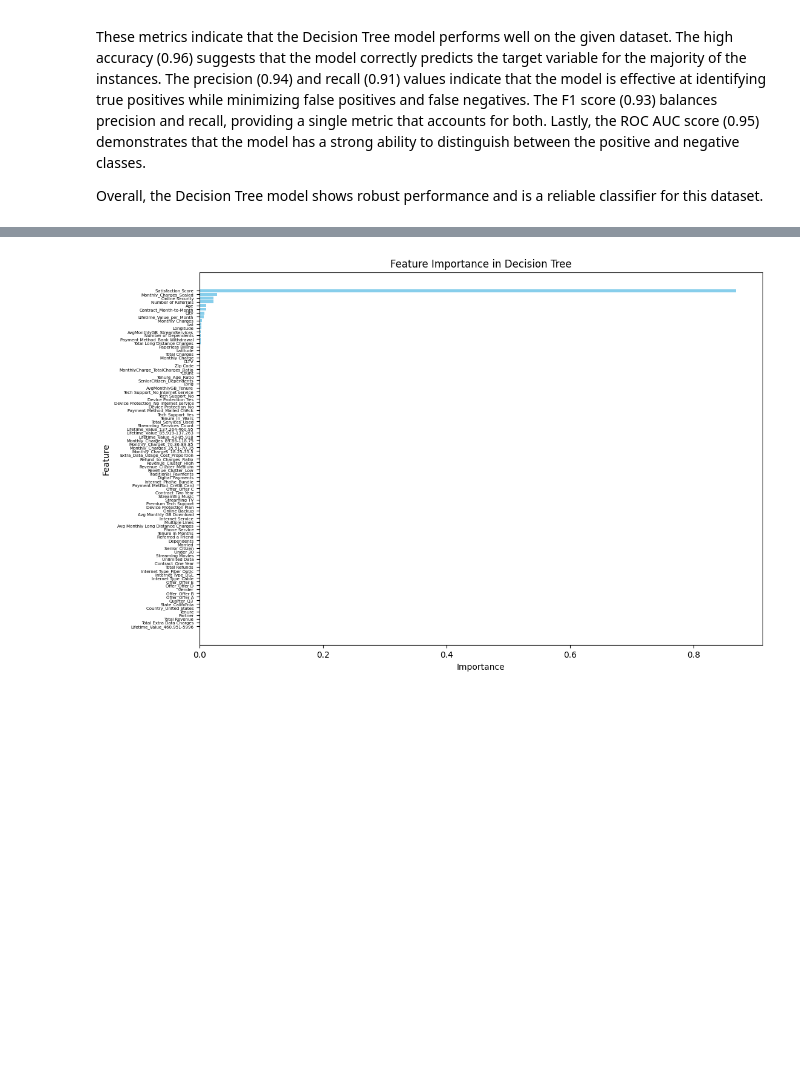
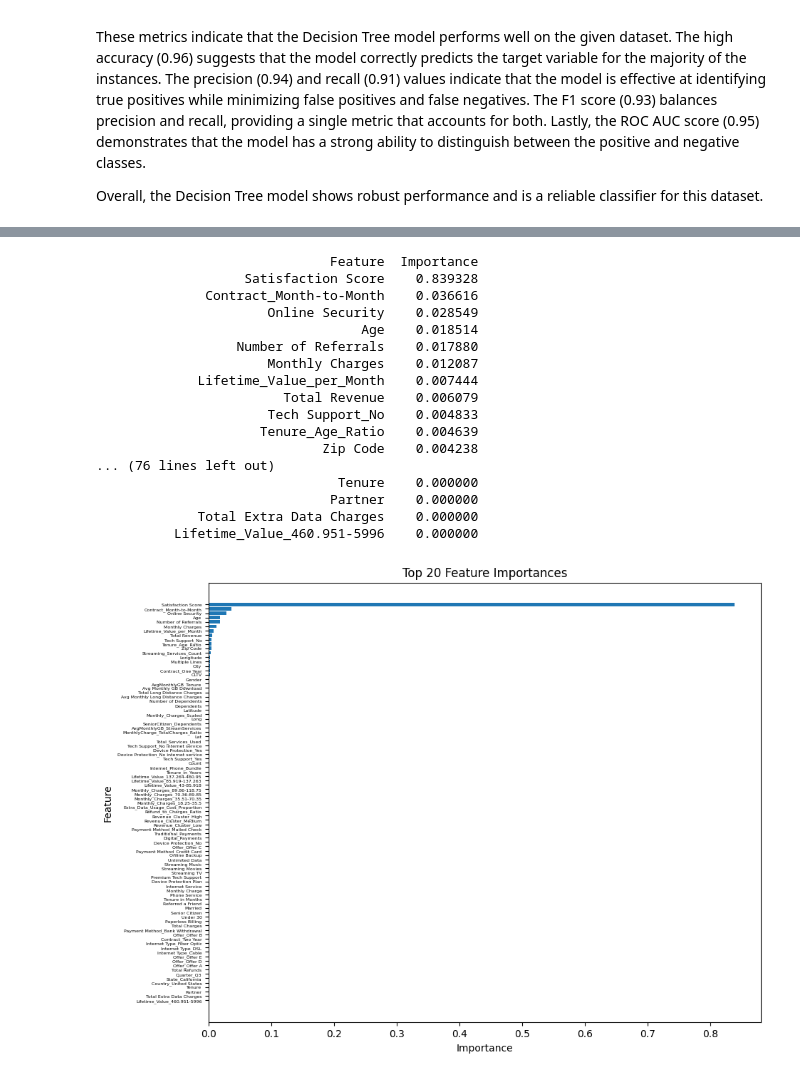
Before and after one commit to eelisee/telco-customer-churn, a Jupyter notebook: 4_analysis/4_Decision_Tree.ipynb, the cells around one changed output, grey strips where cells are left out. Saved outputs shown, nothing was run; the diff lists cells and outputs as text; code cells hidden in the pictures; blank space fills up the shorter version.

```diff
--- a/4_analysis/4_Decision_Tree.ipynb
+++ b/4_analysis/4_Decision_Tree.ipynb
@@ -10,9 +10,9 @@ import matplotlib.pyplot as plt
 # 2. Load the pre-split dataset
 
 # Read the training and testing datasets from CSV files
-X_train = pd.read_csv("../2_data/X_train_outlierremoved.csv")
+X_train = pd.read_csv("../2_data/X_train.csv")
 X_test = pd.read_csv("../2_data/X_test.csv")
-y_train = pd.read_csv("../2_data/y_train_outlierremoved.csv")
+y_train = pd.read_csv("../2_data/y_train.csv")
 y_test = pd.read_csv("../2_data/y_test.csv")
 
 # Ensure the target variable has the correct shape (1D array)
@@ -110,22 +119,42 @@ plt.show()
 # %%
-# Get feature importances from the decision tree model
-importances = decision_tree.feature_importances_
+# Get feature importance
+importance = decision_tree.feature_importances_
 
 # Create a DataFrame for better visualization
-feature_names = X_train.columns
-feature_importance_df = pd.DataFrame({'Feature': feature_names, 'Importance': importances})
+feature_importance_df = pd.DataFrame({
+    'Feature': X_train.columns,
+    'Importance': importance
+})
 
 # Sort the DataFrame by importance
 feature_importance_df = feature_importance_df.sort_values(by='Importance', ascending=False)
+print(feature_importance_df.to_string(index=False))
 
-# Plot the feature importances
-plt.figure(figsize=(12, 8))
-plt.barh(feature_importance_df['Feature'], feature_importance_df['Importance'], color='skyblue')
+# Plot the feature importance
+plt.figure(figsize=(10, 8))
+plt.barh(feature_importance_df['Feature'], feature_importance_df['Importance'])
 plt.xlabel('Importance')
 plt.ylabel('Feature')
-plt.yticks(fontsize=5)
-plt.title('Feature Importance in Decision Tree')
+plt.yticks(fontsize=4.5)
+plt.title('Top 20 Feature Importances')
 plt.gca().invert_yaxis()
 plt.show()
 # %% [output]
+                              Feature  Importance
+                   Satisfaction Score    0.839328
+              Contract_Month-to-Month    0.036616
+                      Online Security    0.028549
+                                  Age    0.018514
+                  Number of Referrals    0.017880
+                      Monthly Charges    0.012087
+             Lifetime_Value_per_Month    0.007444
+                        Total Revenue    0.006079
+                      Tech Support_No    0.004833
+                     Tenure_Age_Ratio    0.004639
+                             Zip Code    0.004238
+... (76 lines left out)
+                               Tenure    0.000000
+                              Partner    0.000000
+             Total Extra Data Charges    0.000000
+          Lifetime_Value_460.951-5996    0.000000
-[figure, old version]
+[figure, new version]
```
Also changed, not shown: parts of 4 cells of this notebook, 9 other files.
